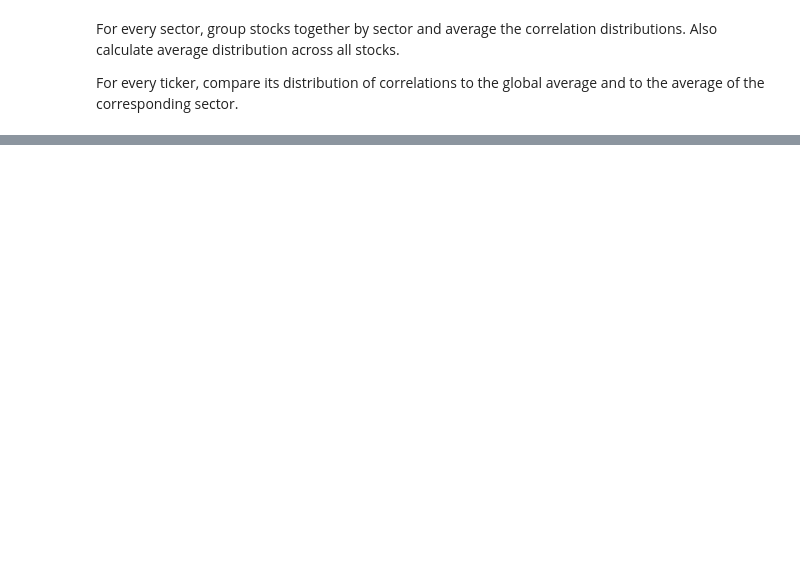
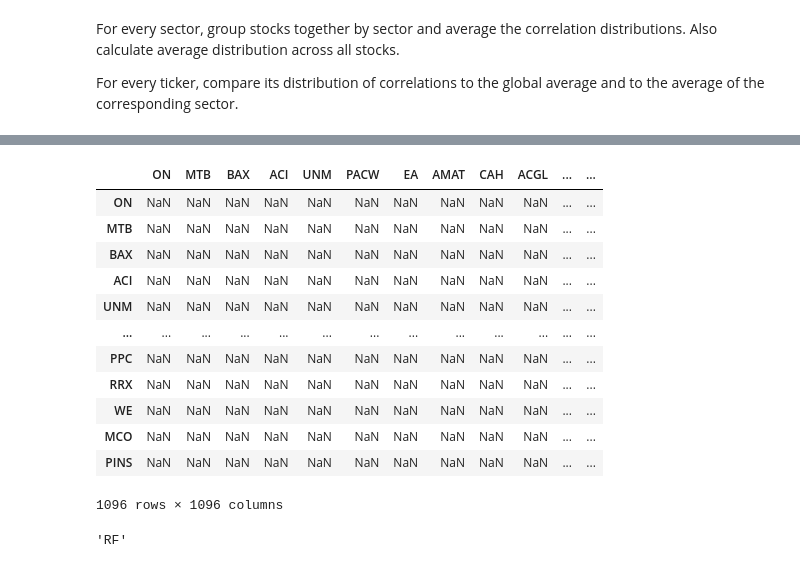
Before and after one commit to kirpi-1/stocks, a Jupyter notebook: notes.ipynb, the cells around one changed output, grey strips where cells are left out. Cells and saved outputs as stored; diff of their text form; code cells hidden in the pictures; blank space fills up the shorter version.

```diff
--- a/notes.ipynb
+++ b/notes.ipynb
@@ -18,0 +58,38 @@ logger = logging.getLogger()
+# %%
+# calculate correlations for each rolling window
+# pick a starting date for rolling correlations
+start_date = datetime.datetime(year=2017, month=1,day=1)
+window_sizes = [5, 10, 20, 60, 120]
+
+# read csv from before and convert the datetime to datetime format for easy selection
+df = pd.read_csv("historical_data.csv",index_col="Date")
+df.index=pd.to_datetime(df.index, format='%Y-%m-%d')
+
+data = df[df.index>start_date]
+
+for window_size in window_sizes:
+    msg = f"starting window size {window_size}"
+    logger.info(msg)
+    print(msg)
+    os.makedirs(f'data/{window_size}',exist_ok=True)
+    roll = data.rolling(window=window_size)
+    res = dict()
+    for column in df.columns:
+        res[column] = None
+    idx = 0
+    for r in roll:
+        roll_msg = f"roll {idx+1} of {len(df)-window_size}"
+        idx+=1
+        d = r.corr()
+        for col_idx, column in enumerate(d.columns):
+            msg = roll_msg + f": {column}, {col_idx+1} of {len(d.columns)}"
+            logger.info(msg)
+            print(msg, end='\r')
+            out = pd.DataFrame(np.expand_dims(d[column].to_numpy(),axis=0),columns=list(data.keys()))
+            out['timestamp'] = r.index.max()
+            out = out.set_index('timestamp')
+            res[column] = pd.concat([res[column], out])
+            print(" "*80, end="\r")
+    for key in res.keys():
+        table = pa.Table.from_pandas(res[key], preserve_index=True)
+        pq.write_table(table, f'data/{window_size}/{key}.parquet')
@@ -20,3 +101,8 @@ logger = logging.getLogger()
 For every sector, group stocks together by sector and average the correlation distributions. Also calculate average distribution across all stocks.
 
 For every ticker, compare its distribution of correlations to the global average and to the average of the corresponding sector.
+# %%
+idx = np.where(df.isna().sum()>0)[0]
+tmp = df.isna().sum()
+bads = tmp[idx]/len(df)>.1
+bads.index[bads==True]
@@ -170,0 +340,20 @@ np.where(ticker_info['Sector']=='BBI')
+# %%
+r.corr()
+# %% [output]
+|  | ON | MTB | BAX | ACI | UNM | PACW | EA | AMAT | CAH | ACGL | ... | ... |
+| ON | NaN | NaN | NaN | NaN | NaN | NaN | NaN | NaN | NaN | NaN | ... | ... |
+| MTB | NaN | NaN | NaN | NaN | NaN | NaN | NaN | NaN | NaN | NaN | ... | ... |
+| BAX | NaN | NaN | NaN | NaN | NaN | NaN | NaN | NaN | NaN | NaN | ... | ... |
+| ACI | NaN | NaN | NaN | NaN | NaN | NaN | NaN | NaN | NaN | NaN | ... | ... |
+| UNM | NaN | NaN | NaN | NaN | NaN | NaN | NaN | NaN | NaN | NaN | ... | ... |
+| ... | ... | ... | ... | ... | ... | ... | ... | ... | ... | ... | ... | ... |
+| PPC | NaN | NaN | NaN | NaN | NaN | NaN | NaN | NaN | NaN | NaN | ... | ... |
+| RRX | NaN | NaN | NaN | NaN | NaN | NaN | NaN | NaN | NaN | NaN | ... | ... |
+| WE | NaN | NaN | NaN | NaN | NaN | NaN | NaN | NaN | NaN | NaN | ... | ... |
+| MCO | NaN | NaN | NaN | NaN | NaN | NaN | NaN | NaN | NaN | NaN | ... | ... |
+| PINS | NaN | NaN | NaN | NaN | NaN | NaN | NaN | NaN | NaN | NaN | ... | ... |
+1096 rows × 1096 columns
+# %%
+column
+# %% [output]
+'RF'
```
Also changed, not shown: parts of 18 cells of this notebook, 5 other files.
